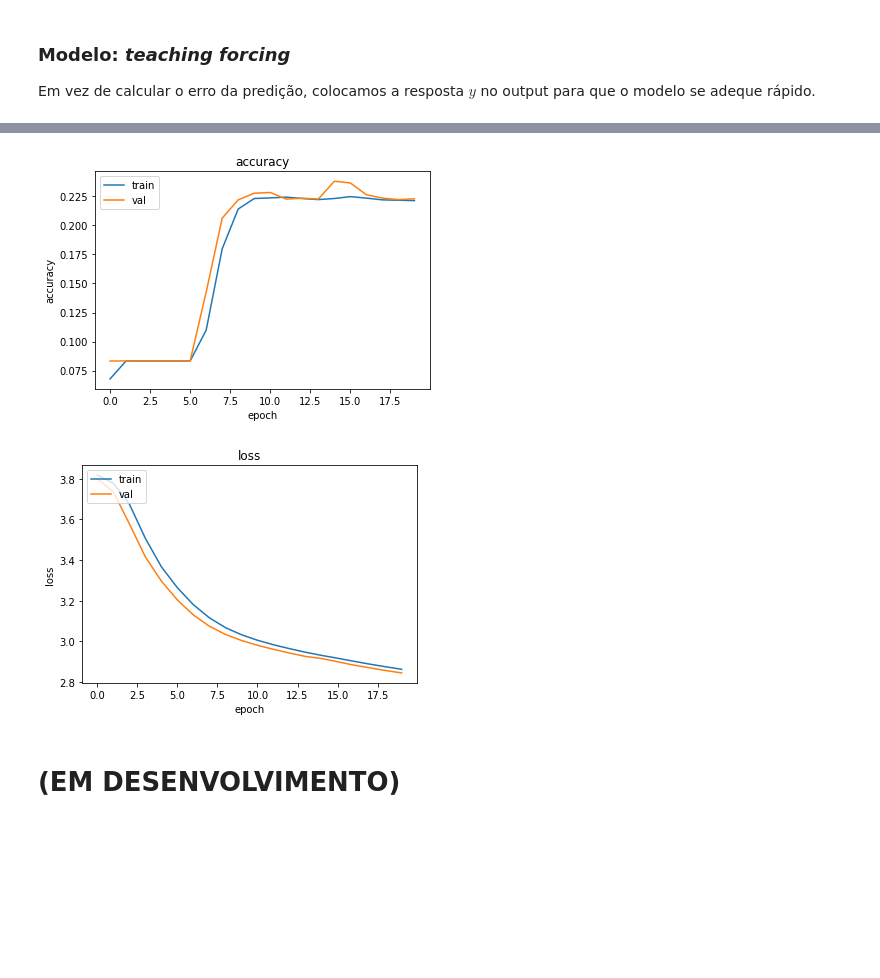
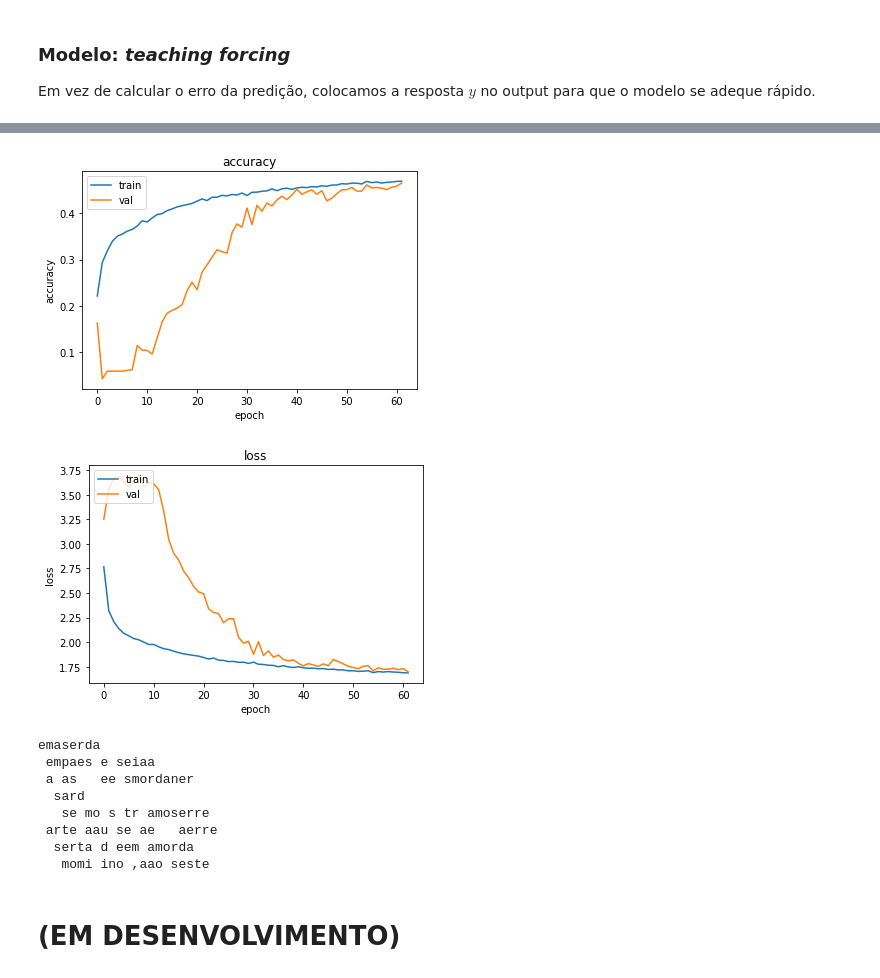
Before and after one commit to BecomeAllan/RNN, a Jupyter notebook: Lab.ipynb, the cells around one changed output, grey strips where cells are left out. Drawn from its saved outputs; the diff is of its cells as text; code cells hidden in the pictures; blank space fills up the shorter version.

```diff
--- a/Lab.ipynb
+++ b/Lab.ipynb
@@ -1224,48 +1323,69 @@ Em vez de calcular o erro da predição, colocamos a resposta $y$ no output para
 from tensorflow import keras
 from keras import layers
 
-VOCAB_SIZE = len(content_tokenizer.dic)
-TIME_STEPS = SEQ_LENGTH + 2 # 30 + (<START> e <END>)
+VOCAB_SIZE = len(tk_poem.index_word)
+TIME_STEPS = 100
 
 # Modelo RNN
-modelo = keras.Sequential(
-    [
-     keras.Input(shape=(TIME_STEPS, VOCAB_SIZE), name="Input"),
-     layers.LSTM(20, return_sequences=True),
-     layers.LSTM(50, return_sequences=True),
-     layers.LSTM(20, return_sequences=True),
-     layers.TimeDistributed(layers.Dense(VOCAB_SIZE, activation= "softmax"))
-    ]
-)
+Input = keras.Input(shape=(TIME_STEPS, ), name="Input")
+x = keras.layers.Embedding(input_dim=VOCAB_SIZE + 1, output_dim=100)(Input)
+
+d = layers.Dense(10, activation= 'sigmoid')(x)
+
+lstm1_out, s_h, s_c = layers.LSTM(20, return_sequences=True, return_state=True)(d)
+states1 = [s_h, s_c]
+
+norm1 = layers.BatchNormalization()(lstm1_out)
+d1 = layers.TimeDistributed(layers.Dense(30, activation= "sigmoid"))(norm1)
+norm2 = layers.BatchNormalization()(d1)
+d2 = layers.Dense(30, activation= "sigmoid")(norm2)
+
+lstm2 = layers.LSTM(20, return_sequences=True)(d2, initial_state = states1)
+lstm3 = layers.LSTM(20, return_sequences=True)(lstm2, initial_state = states1)
+
+
+norm2 = layers.BatchNormalization()(lstm3)
+d3 = layers.TimeDistributed(layers.Dense(30, activation= "sigmoid"))(norm2)
+norm3 = layers.BatchNormalization()(d3)
+d4 = layers.TimeDistributed(layers.Dense(30, activation= "sigmoid"))(norm3)
+out = layers.Dense(VOCAB_SIZE + 1, activation= "softmax")(d4)
+
+modelo = keras.Model(Input, out)
+
 
 modelo.summary()
 
 # Treinando modelo
-modelo.compile(optimizer='adam', metrics=['accuracy'], loss= keras.losses.categorical_crossentropy)
+modelo.compile(optimizer=keras.optimizers.Adam(0.05),
+               metrics=['accuracy'],
+               loss= keras.losses.categorical_crossentropy)
 
-y = modelo(hot_X[0:3])
+y = modelo(X_train[0:2])
+
+y = np.array([[np.argmax(x) for x in k] for k in y ])
 
 
-hist = modelo.fit(x = hot_X,
-                  y = hot_Y,
+hist = modelo.fit(x = X_train,
+                  y = Y_train,
                   validation_split=0.2,
                   batch_size = 1000,
                   epochs=200,
-                  verbose=0,
+                  verbose=1,
                   callbacks=keras.callbacks.EarlyStopping('accuracy',
                                                           patience=10,
                                                           min_delta=0.005,
                                                           restore_best_weights=True)
                   )
 
-hot_X.shape
-hot_Y.shape
-
 # Grafico
 plot(hist)
 
+y_hat = modelo(X_train[0:2])
 # Previsões
-y_hat = modelo(hot_X[0:10])
+y_hat = np.array([[np.argmax(x) for x in k] for k in y_hat ])
+y_hat = np.array([[tk_poem.index_word[x] for x in k] for k in y_hat ])
+
+print("".join(y_hat.reshape((1,200))[0]))
 
 keras.backend.clear_session()
 # %% [output]
@@ -1288,5 +1409,13 @@ _________________________________________________________________
-[figure, old version]
+[figure, new version]
-[figure, old version]
+[figure, new version]
+emaserda
+ empaes e seiaa
+ a as   ee smordaner
+  sard
+   se mo s tr amoserre
+ arte aau se ae   aerre
+  serta d eem amorda
+   momi ino ,aao seste
 # %% [markdown]
 # (EM DESENVOLVIMENTO)
 # %% [markdown]
```
Also changed, not shown: parts of 7 cells of this notebook.
